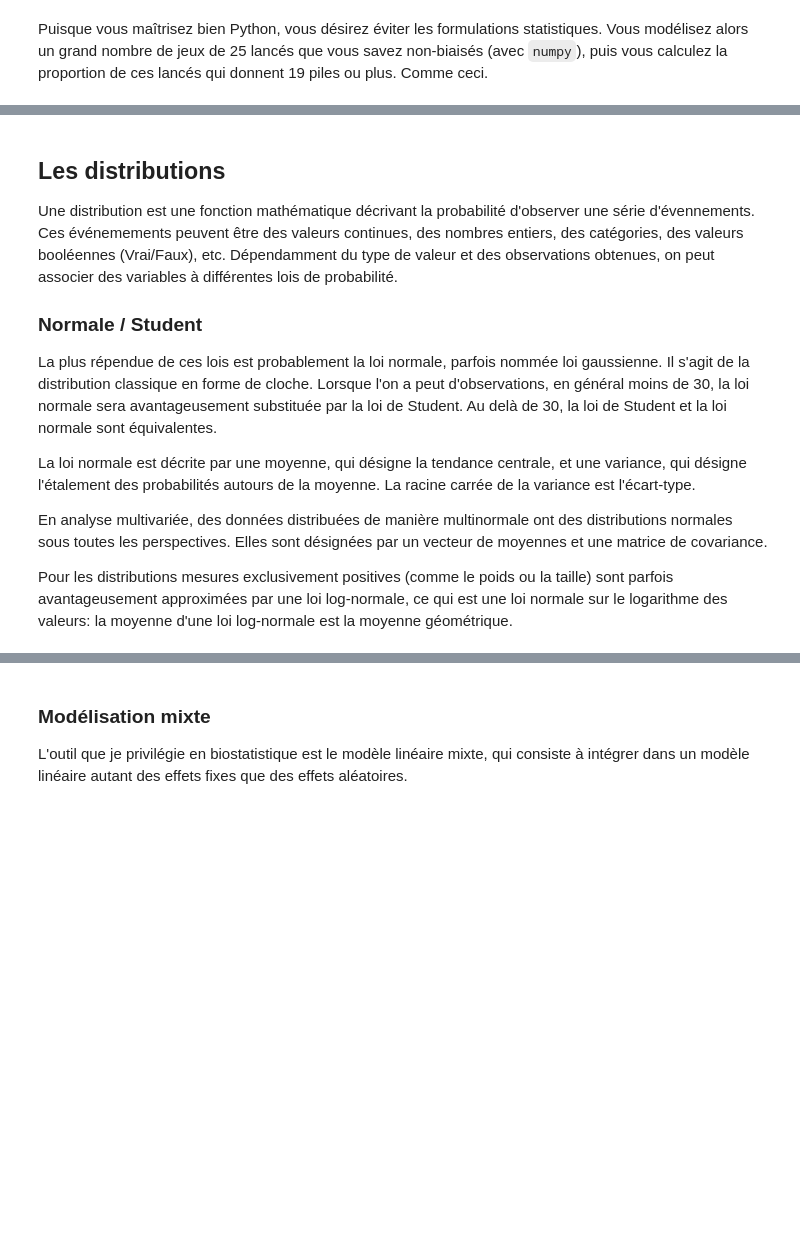
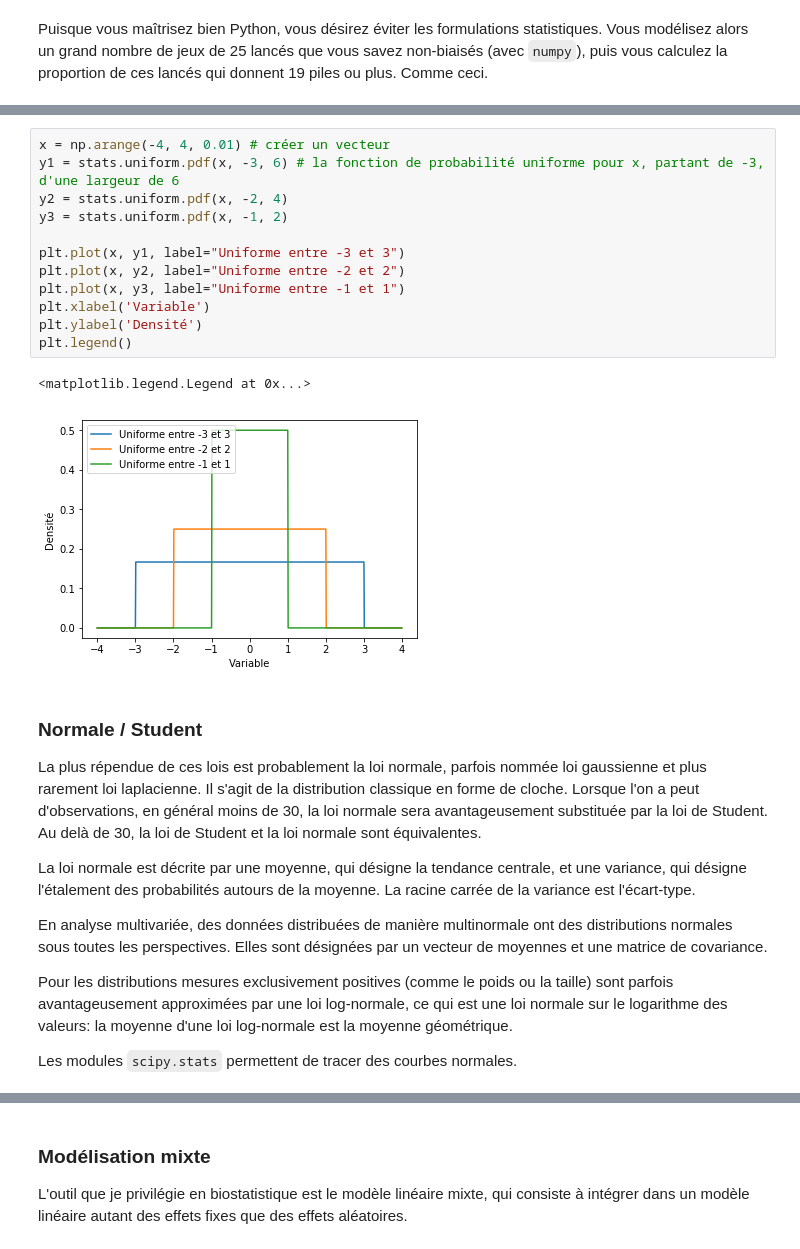
Before and after one commit to essicolo/ecologie-mathematique-Py, a Jupyter notebook: 05_Stats/5_statistics.ipynb, the cells around one changed output, grey strips where cells are left out. Cells and saved outputs as stored; diff of their text form; blank space fills up the shorter version.

Commit message:
distributions

```diff
--- a/05_Stats/5_statistics.ipynb
+++ b/05_Stats/5_statistics.ipynb
@@ -114,12 +217,26 @@ Bien que les statistiques bayésiennes soient de plus en plus utilisées, nous n
+# %%
+x = np.arange(-4, 4, 0.01) # créer un vecteur
+y1 = stats.uniform.pdf(x, -3, 6) # la fonction de probabilité uniforme pour x, partant de -3, d'une largeur de 6
+y2 = stats.uniform.pdf(x, -2, 4)
+y3 = stats.uniform.pdf(x, -1, 2)
+
+plt.plot(x, y1, label="Uniforme entre -3 et 3")
+plt.plot(x, y2, label="Uniforme entre -2 et 2")
+plt.plot(x, y3, label="Uniforme entre -1 et 1")
+plt.xlabel('Variable')
+plt.ylabel('Densité')
+plt.legend()
+# %% [output]
+<matplotlib.legend.Legend at 0x...>
+[figure, added]
 # %% [markdown]
-## Les distributions
-Une distribution est une fonction mathématique décrivant la probabilité d'observer une série d'évennements. Ces événemements peuvent être des valeurs continues, des nombres entiers, des catégories, des valeurs booléennes (Vrai/Faux), etc. Dépendamment du type de valeur et des observations obtenues, on peut associer des variables à différentes lois de probabilité.
-
 ### Normale / Student
-La plus répendue de ces lois est probablement la loi normale, parfois nommée loi gaussienne. Il s'agit de la distribution classique en forme de cloche. Lorsque l'on a peut d'observations, en général moins de 30, la loi normale sera avantageusement substituée par la loi de Student. Au delà de 30, la loi de Student et la loi normale sont équivalentes.
+La plus répendue de ces lois est probablement la loi normale, parfois nommée loi gaussienne et plus rarement loi laplacienne. Il s'agit de la distribution classique en forme de cloche. Lorsque l'on a peut d'observations, en général moins de 30, la loi normale sera avantageusement substituée par la loi de Student. Au delà de 30, la loi de Student et la loi normale sont équivalentes.
 
 La loi normale est décrite par une moyenne, qui désigne la tendance centrale, et une variance, qui désigne l'étalement des probabilités autours de la moyenne. La racine carrée de la variance est l'écart-type.
 
 En analyse multivariée, des données distribuées de manière multinormale ont des distributions normales sous toutes les perspectives. Elles sont désignées par un vecteur de moyennes et une matrice de covariance.
 
 Pour les distributions mesures exclusivement positives (comme le poids ou la taille) sont parfois avantageusement approximées par une loi log-normale, ce qui est une loi normale sur le logarithme des valeurs: la moyenne d'une loi log-normale est la moyenne géométrique.
+
+Les modules `scipy.stats` permettent de tracer des courbes normales.
```
Also changed, not shown: parts of 32 cells of this notebook.
